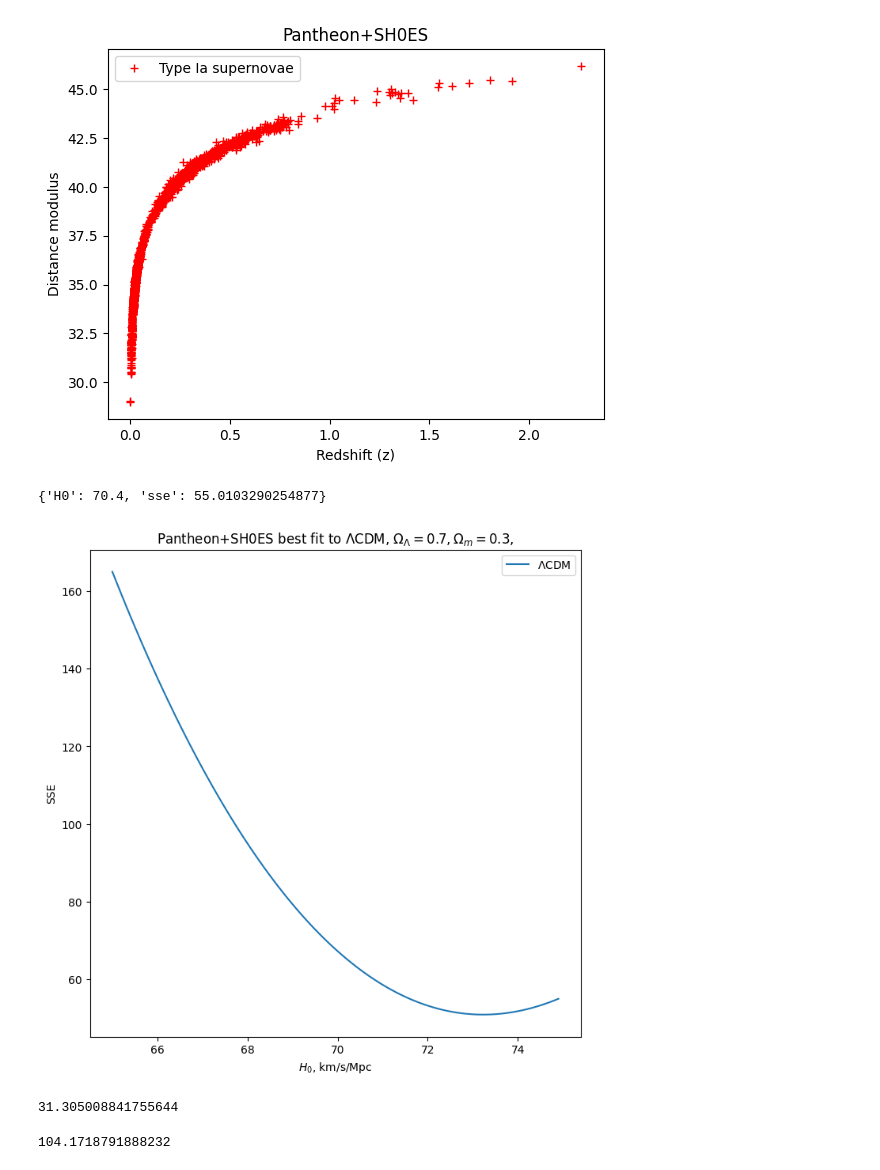
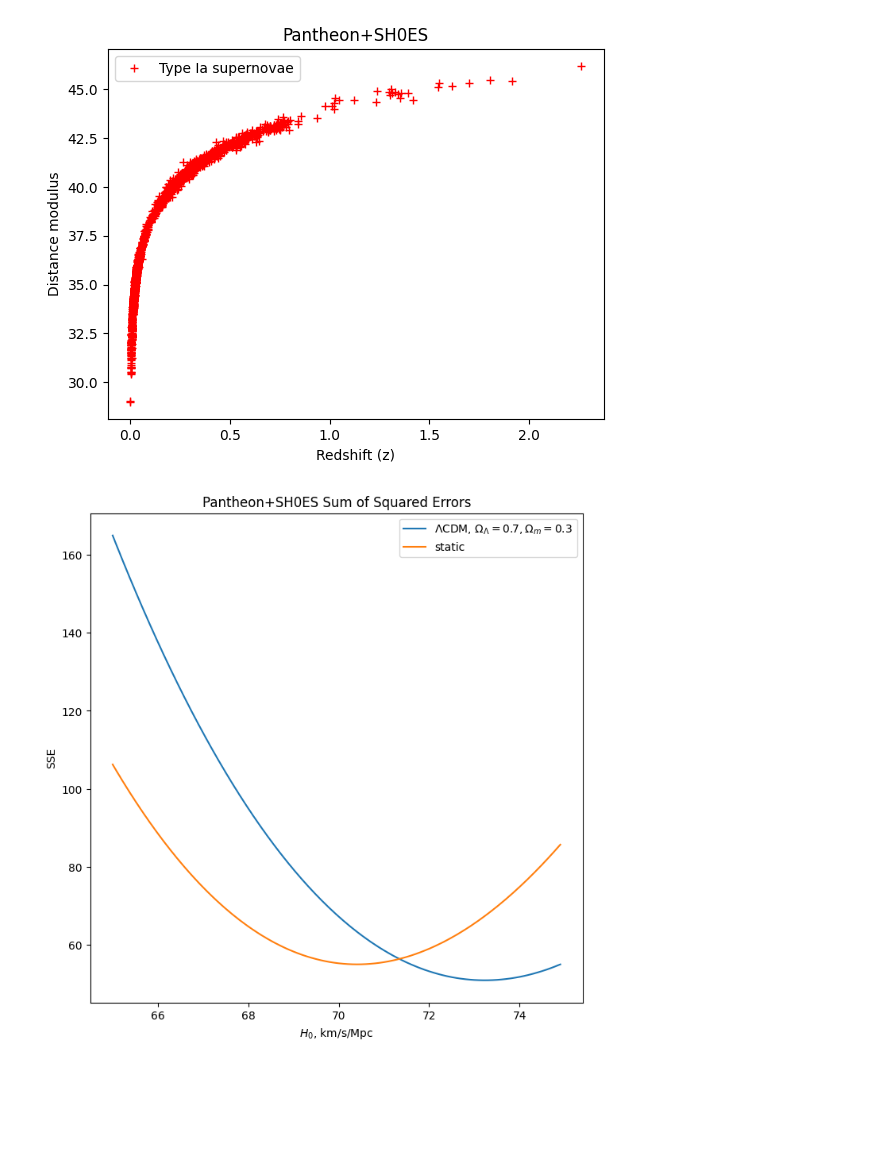
Before and after one commit to mikehelland/hubbles-law, a Jupyter notebook: other/python/sse.ipynb, the cells around one changed output. Cells and saved outputs as stored; diff of their text form; code cells hidden in the pictures; blank space fills up the shorter version.

```diff
--- a/other/python/sse.ipynb
+++ b/other/python/sse.ipynb
@@ -35,10 +35,17 @@ import cosmolopy.magnitudes as cm
 cosmo = {'omega_M_0' : 0.3, 'omega_lambda_0' : 0.7,
          'h' : 0.70, 'omega_k_0': 0}
 
-def calculateMu(z):
+def calculateMuLCDM(z):
     return cm.distance_modulus(z, **cosmo)
+# %%
+import math
+
+def calculateMuLog(z):
+    d_L = 299792/H0 * (1+z) * math.log(1+z)
+    mu = 5 * math.log10(d_L) + 25
+    return mu
 # %%
-def sse():
+def sse(calculateMu):
     totalErrors = 0
     for sn in data:
 
@@ -47,7 +54,7 @@ def sse():
 
     return totalErrors
 # %%
-lowestSSE = {"sse": -1}
+ssesLCDM = []
 sses = []
 H0s = []
 
@@ -55,31 +62,29 @@ for i in range(100):
     H0 = 65 + i/10
     cosmo["h"] = H0 / 100
 
-    SSE = sse()
+    SSE = sse(calculateMuLCDM)
+    ssesLCDM.append(SSE)
+
+    SSE = sse(calculateMuLog)
     sses.append(SSE)
+
     H0s.append(H0)
-
-    if lowestSSE["sse"] == -1 or SSE < lowestSSE["sse"]:
-        lowestSSE = {"H0": H0, "sse": SSE}
-
-print(lowestSSE)
-# %% [output]
-{'H0': 70.4, 'sse': 55.0103290254877}
 # %%
 import matplotlib.pyplot as plt
 
 plt.figure(figsize=(8,8))
 
-plt.plot(H0s2, sses2, label = "$\Lambda$CDM")
+plt.plot(H0s, ssesLCDM, label = "$\Lambda$CDM, $\Omega_\Lambda = 0.7, \Omega_m = 0.3$")
+plt.plot(H0s, sses, label = "static")
 
 #plt.plot(H0s, sses, label = "Alternative")
 
-plt.title("Pantheon+SH0ES best fit to $\Lambda$CDM, $\Omega_\Lambda = 0.7, \Omega_m = 0.3, $")
+plt.title("Pantheon+SH0ES Sum of Squared Errors")
 plt.xlabel("$H_0$, km/s/Mpc")
 plt.ylabel("SSE")
 plt.legend()
 
 plt.savefig('sse1.png',  bbox_inches='tight')
 plt.show()
 # %% [output]
-[figure, old version]
+[figure, new version]
@@ -93,9 +90,0 @@ def calculateMu(z):
-# %%
-H0 = 70.5
-calculateMu(0.00428)
-# %% [output]
-31.305008841755644
-# %%
-sses[25]
-# %% [output]
-104.1718791888232
```
Also changed, not shown: parts of 2 cells of this notebook, 2 other files.
